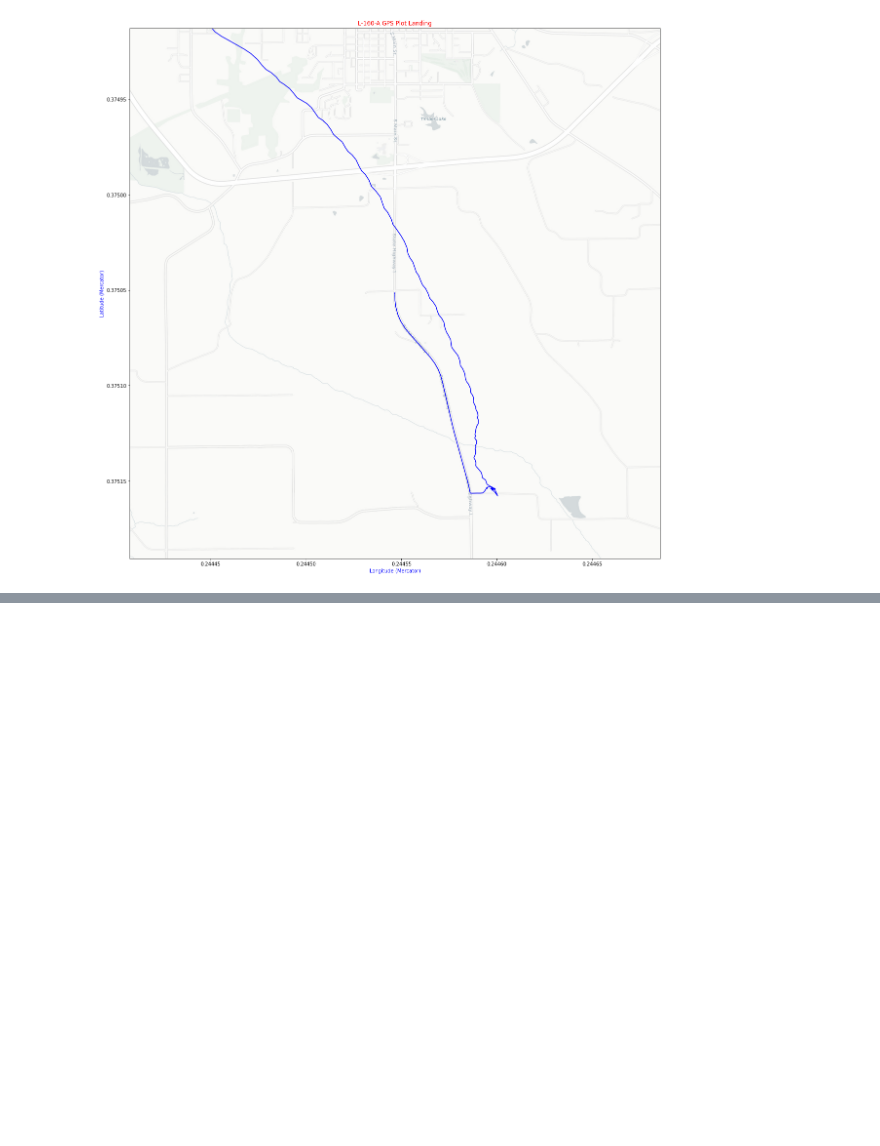
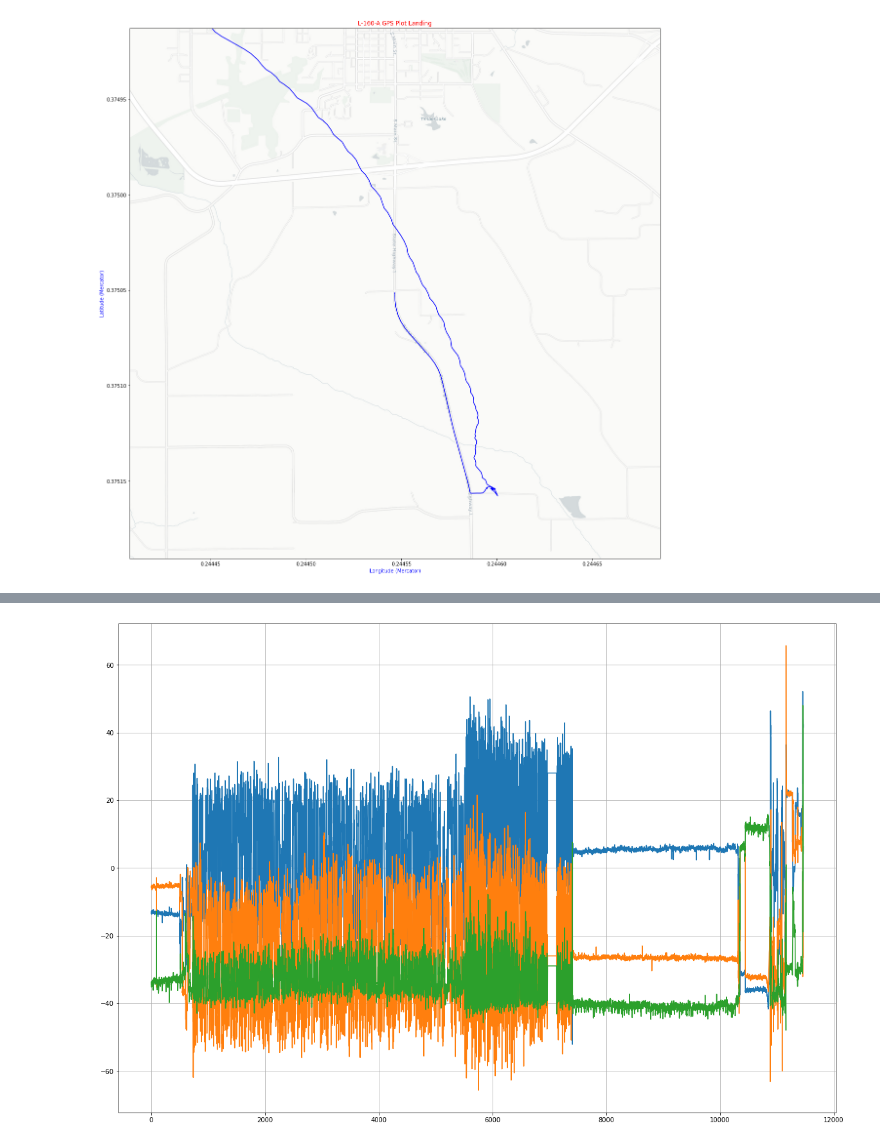
Before and after one commit to M2I-HABET/Mission-160, a Jupyter notebook: Parse_HABET_FDR_Data.ipynb, the cells around one changed output, grey strips where cells are left out. Saved outputs shown, nothing was run; the diff lists cells and outputs as text; code cells hidden in the pictures; blank space fills up the shorter version.

```diff
--- a/Parse_HABET_FDR_Data.ipynb
+++ b/Parse_HABET_FDR_Data.ipynb
@@ -515,0 +632,33 @@ mag = np.array([bert_df.MagX.to_numpy,bert_df.MagY.to_numpy,bert_df.MagZ.to_nump
+# %%
+def calculate_mag_correction(df):
+    mx = df.values[:,13]
+    my = df.values[:,14]
+    mz = df.values[:,15]
+    corr_x = (mx.min() + mx.max())/2
+    corr_y = (my.min() + my.max())/2
+    corr_z = (mz.min() + mz.max())/2
+    return corr_x,corr_y,corr_z
+
+def process_yaw(df, pitch, roll):
+    corr_x,corr_y,corr_z = calculate_mag_correction(df)
+    mx = df.values[:,13] - corr_x
+    my = df.values[:,14] - corr_y
+    mz = df.values[:,15] - corr_z
+
+    yaw = np.arctan2(
+        np.cos(pitch) * mz*np.sin(roll)-my*np.cos(roll),
+        mx + B * np.sin(I)*np.sin(roll)
+    )
+    return yaw
+# %%
+corr_x,corr_y,corr_z = calculate_mag_correction(bert_df)
+mx = bert_df.values[:,13] - corr_x
+my = bert_df.values[:,14] - corr_y
+mz = bert_df.values[:,15] - corr_z
+
+t = np.arange(mx.shape[0])
+fig = plt.figure(figsize=(20, 14))
+plt.plot(t,mx,t,my,t,mz)
+plt.grid(which='Both')
+# %% [output]
+[figure, added]
```
Also changed, not shown: parts of 11 cells of this notebook.
